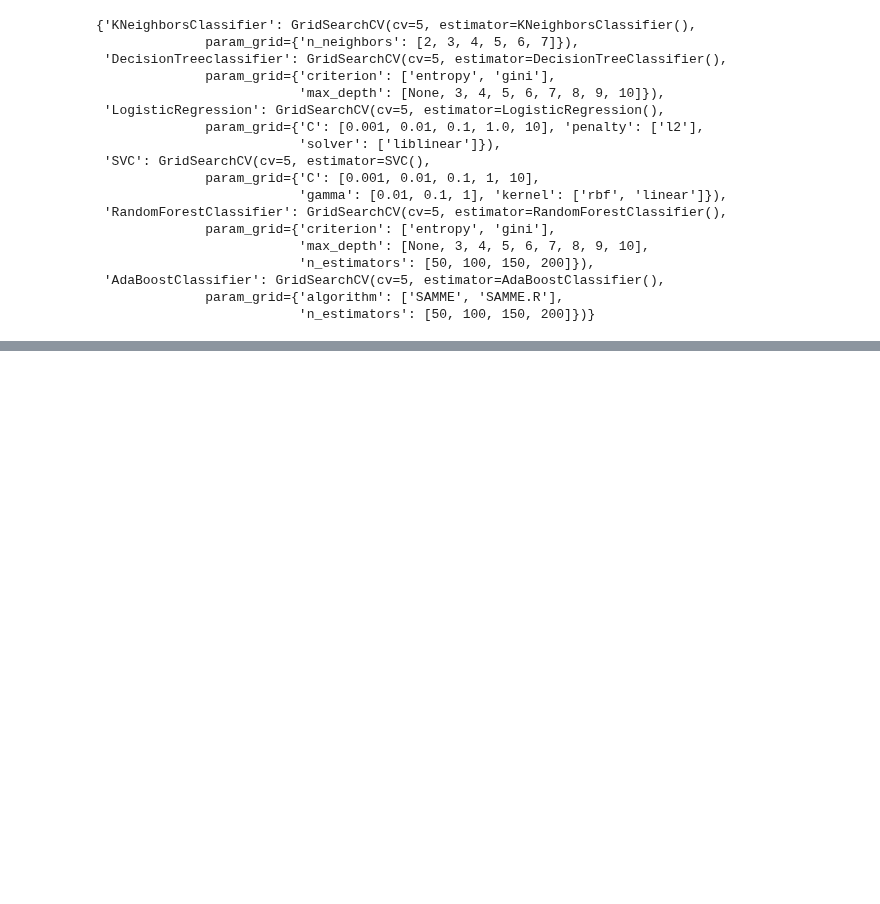
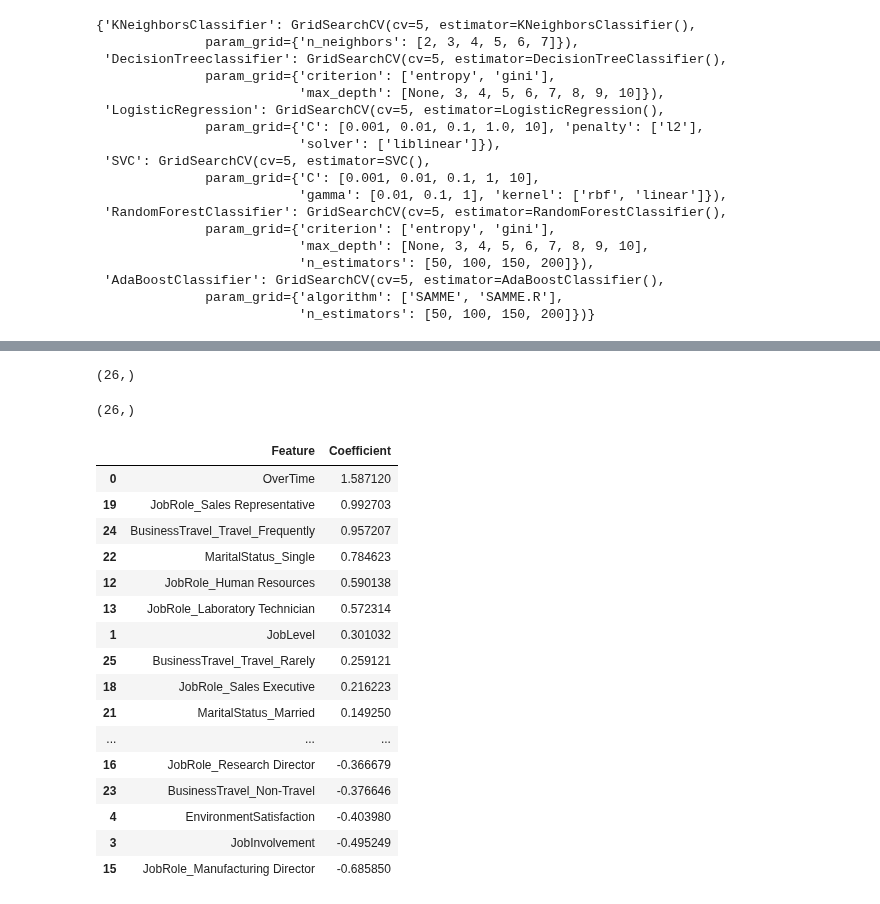
Before and after one commit to Technocolabs100/Employee-Attrition-Analysis-and-Turnover-Predictions, a Jupyter notebook: Attrition Notebook/Attrition_prediction.ipynb, the cells around one changed output, grey strips where cells are left out. Drawn from its saved outputs; the diff is of its cells as text; code cells hidden in the pictures; blank space fills up the shorter version.

```diff
--- a/Attrition Notebook/Attrition_prediction.ipynb
+++ b/Attrition Notebook/Attrition_prediction.ipynb
@@ -726,0 +760,2 @@ for cle, valeur in Grid.items():
+# %%
+coef_LogR = Grid["LogisticRegression"].best_estimator_.coef_
@@ -726,0 +766,34 @@ for cle, valeur in Grid.items():
+# %%
+X_train.columns.shape
+# %% [output]
+(26,)
+# %%
+coef_LogR = np.ravel(coef_LogR)
+# %%
+coef_LogR.shape
+# %% [output]
+(26,)
+# %%
+coef_LogR_df = pd.DataFrame({'Feature': X_train.columns, 'Coefficient': coef_LogR})
+# %%
+coef_LogR_df.sort_values("Coefficient", ascending = False, inplace = True)
+# %%
+coef_LogR_df
+# %% [output]
+|  | Feature | Coefficient |
+| 0 | OverTime | 1.587120 |
+| 19 | JobRole_Sales Representative | 0.992703 |
+| 24 | BusinessTravel_Travel_Frequently | 0.957207 |
+| 22 | MaritalStatus_Single | 0.784623 |
+| 12 | JobRole_Human Resources | 0.590138 |
+| 13 | JobRole_Laboratory Technician | 0.572314 |
+| 1 | JobLevel | 0.301032 |
+| 25 | BusinessTravel_Travel_Rarely | 0.259121 |
+| 18 | JobRole_Sales Executive | 0.216223 |
+| 21 | MaritalStatus_Married | 0.149250 |
+| ... | ... | ... |
+| 16 | JobRole_Research Director | -0.366679 |
+| 23 | BusinessTravel_Non-Travel | -0.376646 |
+| 4 | EnvironmentSatisfaction | -0.403980 |
+| 3 | JobInvolvement | -0.495249 |
+| 15 | JobRole_Manufacturing Director | -0.685850 |
```
Also changed, not shown: parts of 23 cells of this notebook.
